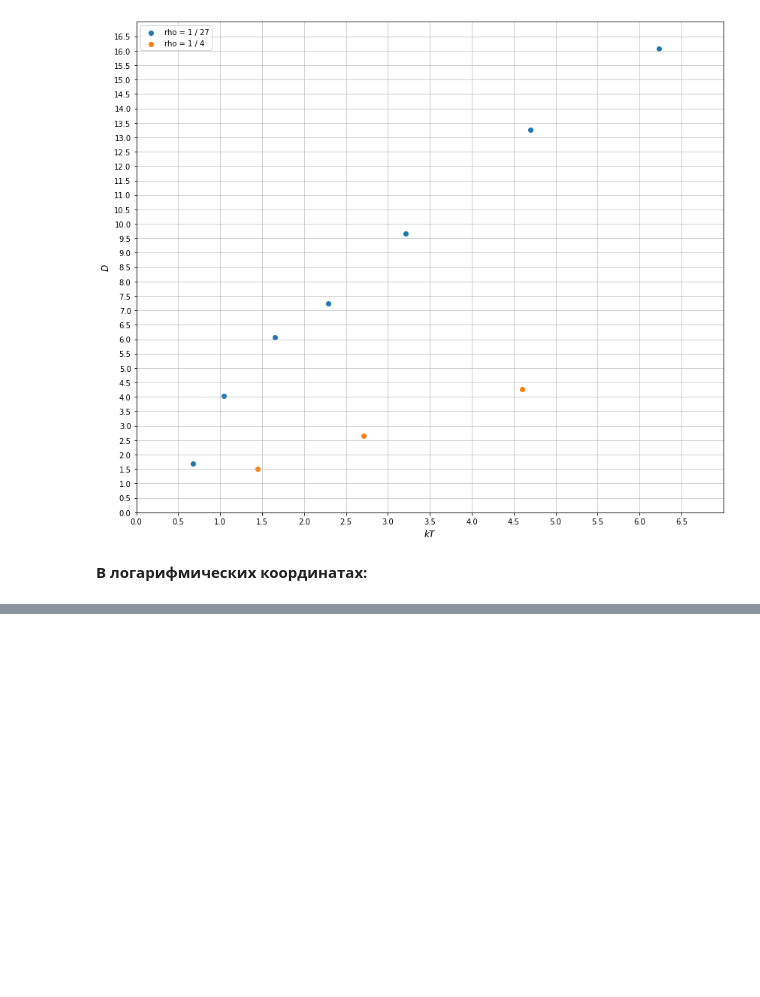
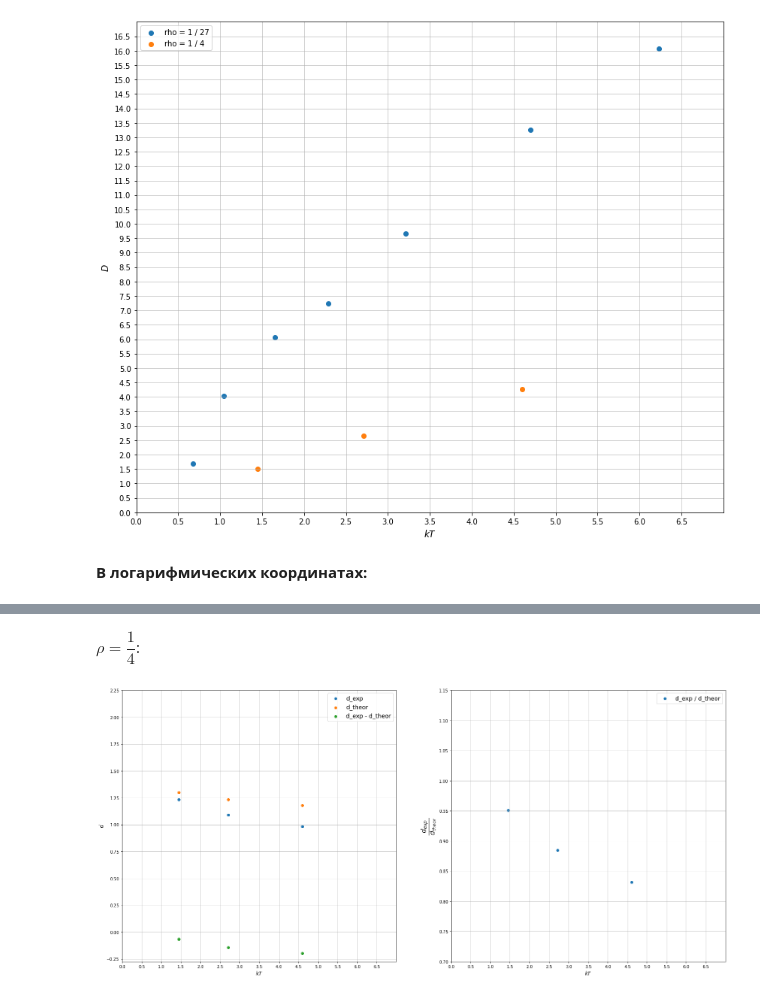
Before and after one commit to Alphonsce/molecular_modeling, a Jupyter notebook: python_realization/final_plotting.ipynb, the cells around one changed output, grey strips where cells are left out. Drawn from its saved outputs; the diff is of its cells as text; code cells hidden in the pictures; blank space fills up the shorter version.

```diff
--- a/python_realization/final_plotting.ipynb
+++ b/python_realization/final_plotting.ipynb
@@ -658,0 +696,36 @@ rho = 1 / 4: (k, b) = (0.900551669427576, 0.07806800370848921)
+# %% [markdown]
+$\rho = \dfrac{1}{4}$:
+# %%
+plt.figure(figsize=(26, 12))
+
+plt.subplot(1, 2, 1)
+for (i, file) in enumerate(D_files[1:]):   # пока для плотности 0.25 не занес диаметры
+    df = pd.read_csv(file)
+    plt.scatter(df.kT, df['d_exp'], label=f'd_exp')
+    plt.scatter(df.kT, df['d_theor'], label=f'd_theor')
+    plt.scatter(df.kT, df.d_exp - df.d_theor, label=f'd_exp - d_theor')
+
+plt.grid(alpha=0.7)
+plt.legend(loc='best', fontsize=14)
+plt.yticks(np.arange(-0.25, 2.5, 0.25))
+plt.xlim(xmin=0, xmax=7)
+plt.xticks(np.arange(0, 7, 0.5))
+plt.xlabel(r'$kT$', fontsize=12)
+plt.ylabel(r'$d$', fontsize=12)
+
+plt.subplot(1, 2, 2)
+for (i, file) in enumerate(D_files[1:]):   # пока для плотности 0.25 не занес диаметры
+    df = pd.read_csv(file)
+    plt.scatter(df.kT, df['d_exp'] / df['d_theor'], label=f'd_exp / d_theor')
+
+plt.grid(alpha=0.7)
+plt.legend(loc='best', fontsize=14)
+plt.xlim(xmin=0, xmax=7)
+plt.xticks(np.arange(0, 7, 0.5))
+plt.yticks(np.arange(0.7, 1.2, 0.05))
+plt.xlabel(r'$kT$', fontsize=12)
+plt.ylabel(r'$\dfrac{d_{exp}}{d_{theor}}$', fontsize=16)
+
+plt.show()
+# %% [output]
+[figure, added]
```
Also changed, not shown: parts of 6 cells of this notebook, 2 other files.
